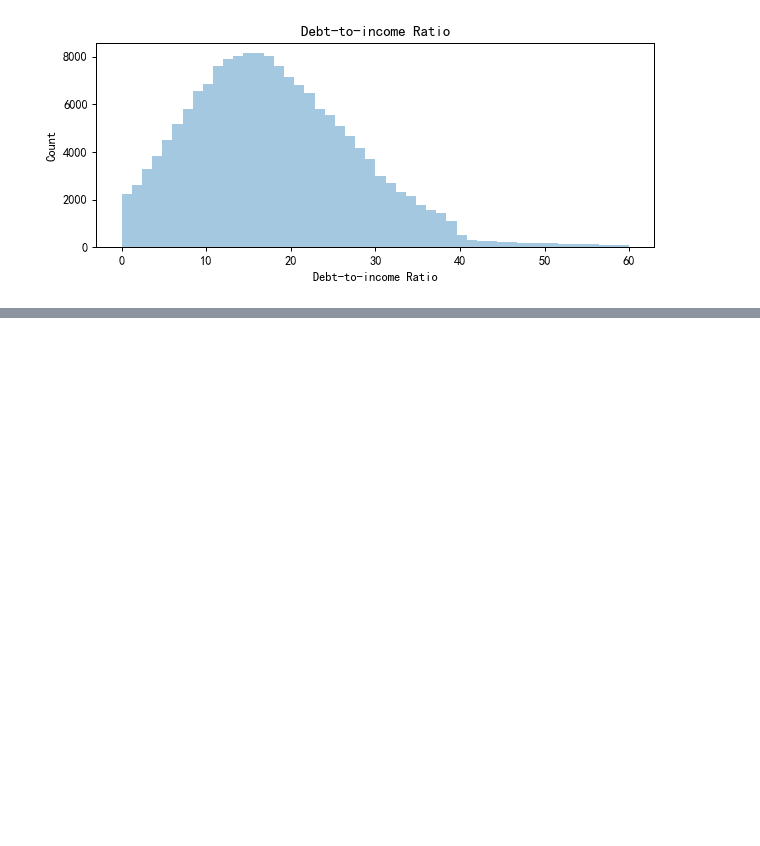
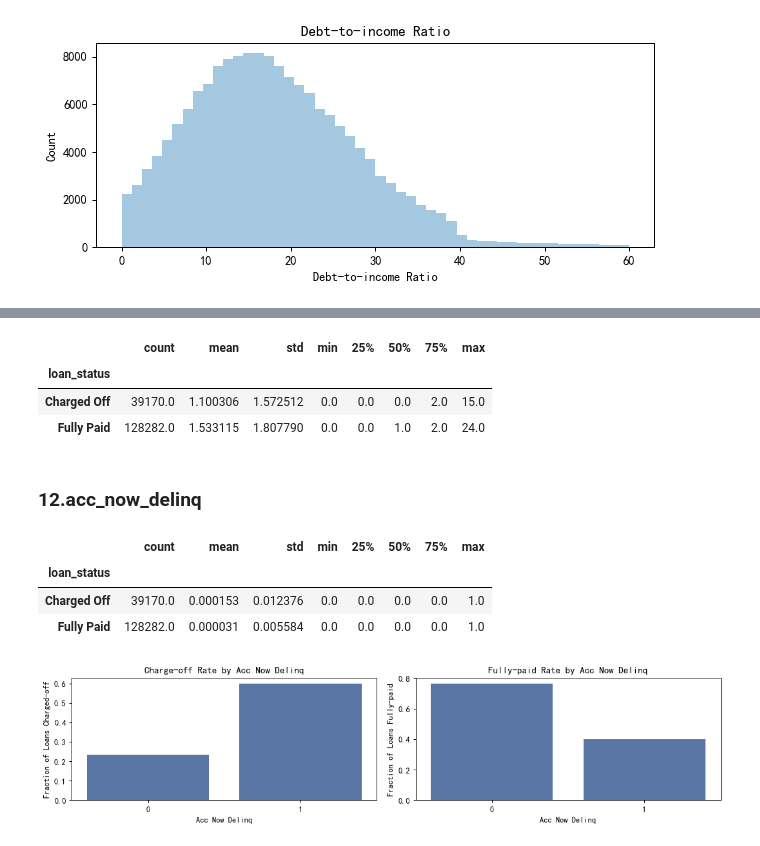
Before and after one commit to cloudmusiccc/LendingAnalysis, a Jupyter notebook: 数据处理.ipynb, the cells around one changed output, grey strips where cells are left out. Drawn from its saved outputs; the diff is of its cells as text; code cells hidden in the pictures; blank space fills up the shorter version.

```diff
--- a/数据处理.ipynb
+++ b/数据处理.ipynb
@@ -412,0 +483,20 @@ Text(0.5,1,'Debt-to-income Ratio')
+# %%
+df.groupby('loan_status')['mort_acc'].describe()
+# %% [output]
+|  | count | mean | std | min | 25% | 50% | 75% | max |
+| loan_status |  |  |  |  |  |  |  |  |
+| Charged Off | 39170.0 | 1.100306 | 1.572512 | 0.0 | 0.0 | 0.0 | 2.0 | 15.0 |
+| Fully Paid | 128282.0 | 1.533115 | 1.807790 | 0.0 | 0.0 | 1.0 | 2.0 | 24.0 |
+# %% [markdown]
+### 12.acc_now_delinq
+# %%
+df.groupby('loan_status')['acc_now_delinq'].describe()
+# %% [output]
+|  | count | mean | std | min | 25% | 50% | 75% | max |
+| loan_status |  |  |  |  |  |  |  |  |
+| Charged Off | 39170.0 | 0.000153 | 0.012376 | 0.0 | 0.0 | 0.0 | 0.0 | 1.0 |
+| Fully Paid | 128282.0 | 0.000031 | 0.005584 | 0.0 | 0.0 | 0.0 | 0.0 | 1.0 |
+# %%
+plotBar('acc_now_delinq','Acc Now Delinq')
+# %% [output]
+[figure, added]
```
Also changed, not shown: parts of 82 cells of this notebook.
